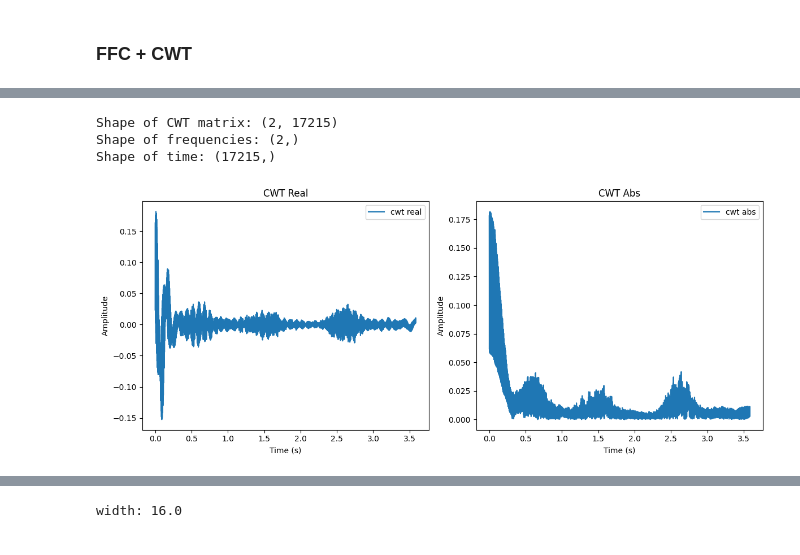
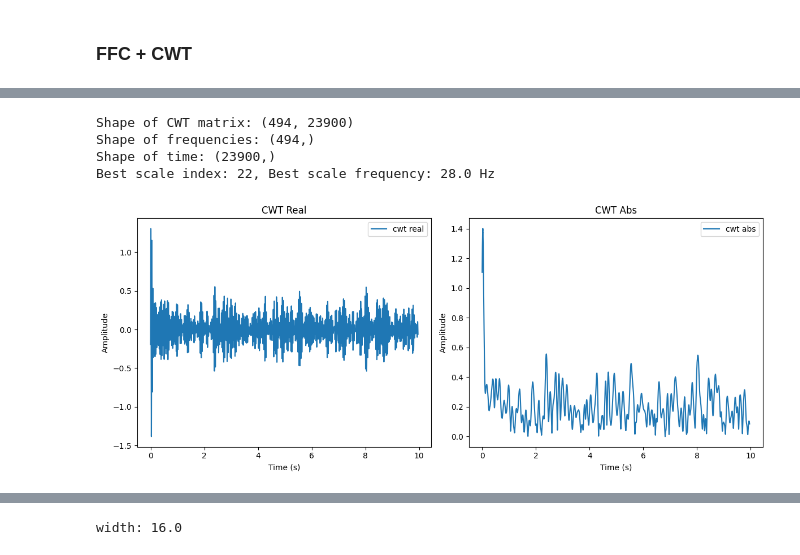
Before and after one commit to OlaffoJaszczur/CWT_magisterka, a Jupyter notebook: sygnal copy.ipynb, the cells around one changed output, grey strips where cells are left out. Drawn from its saved outputs; the diff is of its cells as text; code cells hidden in the pictures.

```diff
--- a/sygnal copy.ipynb
+++ b/sygnal copy.ipynb
@@ -46,7 +7,8 @@ import numpy as np
 
 # Parameters
 filename = 'adc_log.csv'
-sampling_rate = 4800  # in Hz
+sampling_rate = 2400  # in Hz
+fs = sampling_rate
 
 # Load ADC values (single column)
 adc_values = pd.read_csv(filename, header=None).squeeze()  # Convert to Series
@@ -60,7 +22,7 @@ plt.figure(figsize=(10, 5))
 plt.plot(time, adc_values, label='ADC Value')
 plt.xlabel('Time (s)')
 plt.ylabel('ADC Value')
-plt.title('ADC Data Plot at 4.8kHz (First 1000 Samples Dropped)')
+plt.title('ADC Data Plot at 2.4kHz (First 100 Samples Dropped)')
 plt.grid(True)
 plt.legend()
 plt.tight_layout()
@@ -165,7 +145,7 @@ width = wav.upper_bound - wav.lower_bound
 print("width:",width)
 
 # 2 different cases for scales according to literature
-all_frequencies = np.array([6, 500])
+all_frequencies = np.arange(6, 500)
 # significant_frequencies = np.array([20, 250])
 
 # test = np.array([20, 2000])
@@ -191,38 +185,43 @@ print(f"Shape of time: {t.shape}")
 '''
 cwtmatr:
 -real: filtered signal for the given scales.
 -abs: envelope of the filtered signal for the given scales.
 '''
 
-real_cwt = np.real(cwtmatr[0, :])
-abs_cwt= np.abs(cwtmatr[0, :])
+mean_abs = np.mean(np.abs(cwtmatr), axis=1)
+best_scale_idx = np.argmax(mean_abs)
+print(f"Best scale index: {best_scale_idx}, Best scale frequency: {freqs[best_scale_idx]} Hz")
+
+real_cwt = np.real(cwtmatr[best_scale_idx, :])
+abs_cwt= np.abs(cwtmatr[best_scale_idx, :])
 
 # real_cwt = real_cwt[1:-1]
 
 # t = t[1:-1]
 
 # Graph of the cwt real and cwt abs side by side
 fig, axs = plt.subplots(1, 2, figsize=(12, 5))
 
 # Plot cwt real
-axs[0].plot(t, np.real(cwtmatr[0, :]), label='cwt real')
+axs[0].plot(t, np.real(cwtmatr[best_scale_idx, :]), label='cwt real')
 axs[0].set_title("CWT Real")
 axs[0].set_xlabel("Time (s)")
 axs[0].set_ylabel("Amplitude")
 axs[0].legend()
 
 # Plot cwt abs
-axs[1].plot(t, np.abs(cwtmatr[0, :]), label='cwt abs')
+axs[1].plot(t, np.abs(cwtmatr[best_scale_idx, :]), label='cwt abs')
 axs[1].set_title("CWT Abs")
 axs[1].set_xlabel("Time (s)")
 axs[1].set_ylabel("Amplitude")
 axs[1].legend()
 
 
 plt.tight_layout()
 plt.show()
 # %% [output]
-Shape of CWT matrix: (2, 17215)
-Shape of frequencies: (2,)
-Shape of time: (17215,)
+Shape of CWT matrix: (494, 23900)
+Shape of frequencies: (494,)
+Shape of time: (23900,)
+Best scale index: 22, Best scale frequency: 28.0 Hz
-[figure, old version]
+[figure, new version]
```
Also changed, not shown: parts of 12 cells of this notebook, 28 other files.
